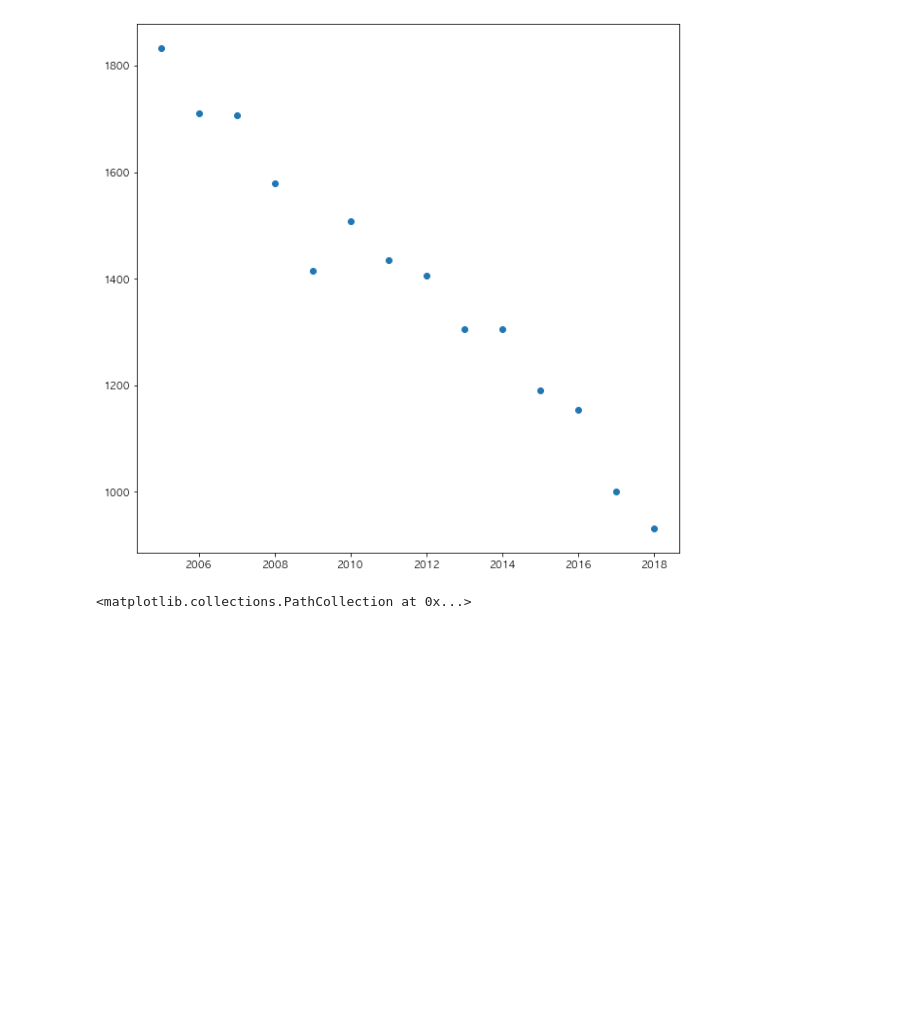
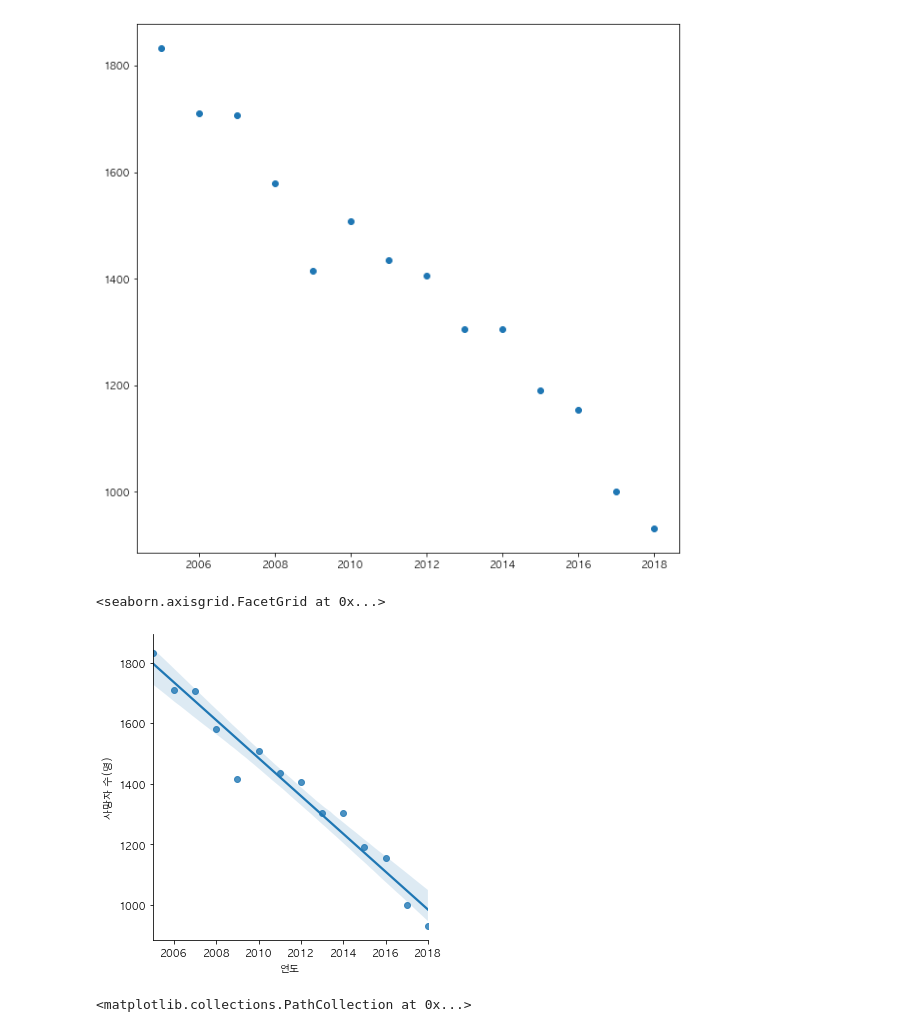
Before and after one commit to superZina/bigData, a Jupyter notebook: 기말.ipynb, the cells around one changed output. Saved outputs shown, nothing was run; the diff lists cells and outputs as text; code cells hidden in the pictures; blank space fills up the shorter version.

```diff
--- a/기말.ipynb
+++ b/기말.ipynb
@@ -786,6 +787,12 @@ See the caveats in the documentation: https://pandas.pydata.org/pandas-docs/stab
   df_death_all['연도'] = df_death_all['연도'].astype(int)
 <matplotlib.collections.PathCollection at 0x...>
 [figure]
+# %%
+#시본으로 상관분석
+sns.lmplot(x='연도' , y='사망자 수(명)',data = df_death_all)
+# %% [output]
+<seaborn.axisgrid.FacetGrid at 0x...>
+[figure, added]
 # %%
 #사망자 수와 영아 사망률 간의 상관관계
 plt.scatter(df_death_all['사망자 수(명)'],df_death_all['영아사망률(천명당)'])
```
Also changed, not shown: parts of 11 cells of this notebook.
